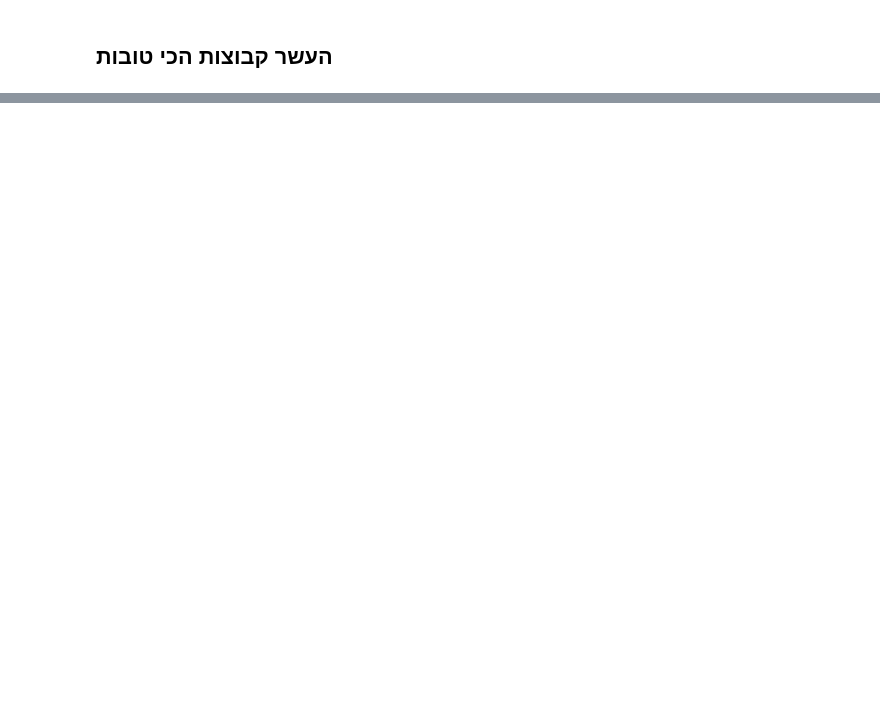
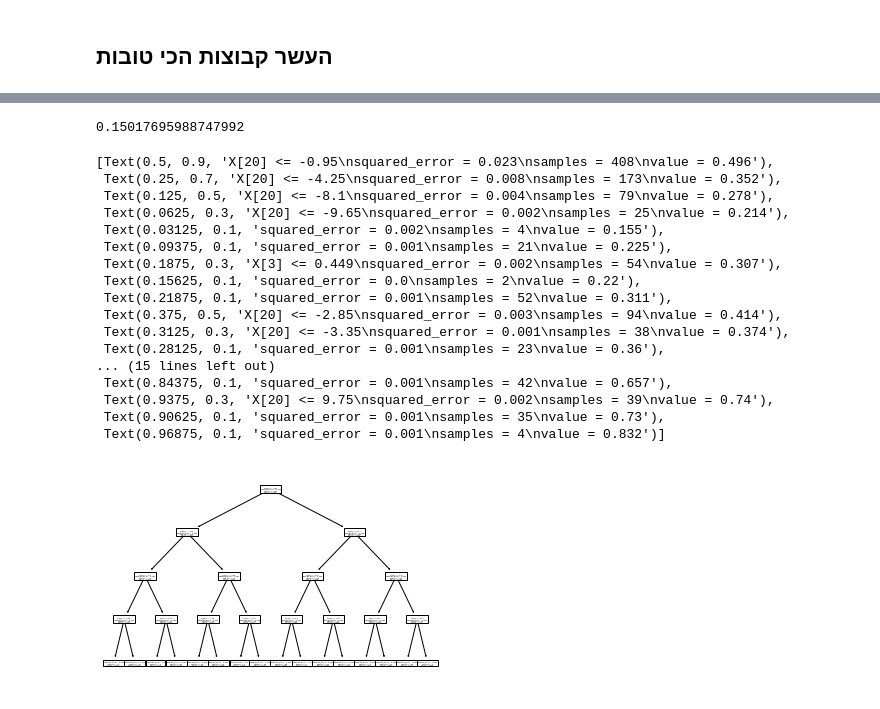
Before and after one commit to eytanmuzafi/data-science, a Jupyter notebook: project.ipynb, the cells around one changed output, grey strips where cells are left out. Saved outputs shown, nothing was run; the diff lists cells and outputs as text; code cells hidden in the pictures; blank space fills up the shorter version.

```diff
--- a/project.ipynb
+++ b/project.ipynb
@@ -569,0 +615,10 @@ sns.heatmap(corrs, cmap='coolwarm', center=0, annot = True);
+# %%
+features = ['PTS', '2PM','2PA', '2P%', '3PM', '3PA', '3P%', 'FTM', 'FTA', 'FT%', 'OREB', 'DREB',
+                      'REB', 'AST', 'TOV', 'STL', 'BLK', 'BLKA', 'PF', 'PFD', '+/-']
+X = nba_stat[features] # the features
+y = nba_stat['WIN%'] # the label
+# %%
+X_train, X_test, y_train, y_test = sk.model_selection.train_test_split(X, y, test_size=0.2, random_state=42)
+# %%
+my_model = DecisionTreeRegressor(random_state=3, max_depth=4)
+my_model.fit(X_train, y_train)
@@ -569,0 +671,25 @@ sns.heatmap(corrs, cmap='coolwarm', center=0, annot = True);
+# %%
+np.std(y_test)
+# %% [output]
+0.15017695988747992
+# %%
+tree.plot_tree(my_model)
+# %% [output]
+[Text(0.5, 0.9, 'X[20] <= -0.95\nsquared_error = 0.023\nsamples = 408\nvalue = 0.496'),
+ Text(0.25, 0.7, 'X[20] <= -4.25\nsquared_error = 0.008\nsamples = 173\nvalue = 0.352'),
+ Text(0.125, 0.5, 'X[20] <= -8.1\nsquared_error = 0.004\nsamples = 79\nvalue = 0.278'),
+ Text(0.0625, 0.3, 'X[20] <= -9.65\nsquared_error = 0.002\nsamples = 25\nvalue = 0.214'),
+ Text(0.03125, 0.1, 'squared_error = 0.002\nsamples = 4\nvalue = 0.155'),
+ Text(0.09375, 0.1, 'squared_error = 0.001\nsamples = 21\nvalue = 0.225'),
+ Text(0.1875, 0.3, 'X[3] <= 0.449\nsquared_error = 0.002\nsamples = 54\nvalue = 0.307'),
+ Text(0.15625, 0.1, 'squared_error = 0.0\nsamples = 2\nvalue = 0.22'),
+ Text(0.21875, 0.1, 'squared_error = 0.001\nsamples = 52\nvalue = 0.311'),
+ Text(0.375, 0.5, 'X[20] <= -2.85\nsquared_error = 0.003\nsamples = 94\nvalue = 0.414'),
+ Text(0.3125, 0.3, 'X[20] <= -3.35\nsquared_error = 0.001\nsamples = 38\nvalue = 0.374'),
+ Text(0.28125, 0.1, 'squared_error = 0.001\nsamples = 23\nvalue = 0.36'),
+... (15 lines left out)
+ Text(0.84375, 0.1, 'squared_error = 0.001\nsamples = 42\nvalue = 0.657'),
+ Text(0.9375, 0.3, 'X[20] <= 9.75\nsquared_error = 0.002\nsamples = 39\nvalue = 0.74'),
+ Text(0.90625, 0.1, 'squared_error = 0.001\nsamples = 35\nvalue = 0.73'),
+ Text(0.96875, 0.1, 'squared_error = 0.001\nsamples = 4\nvalue = 0.832')]
+[figure, added]
```
Also changed, not shown: parts of 12 cells of this notebook.
